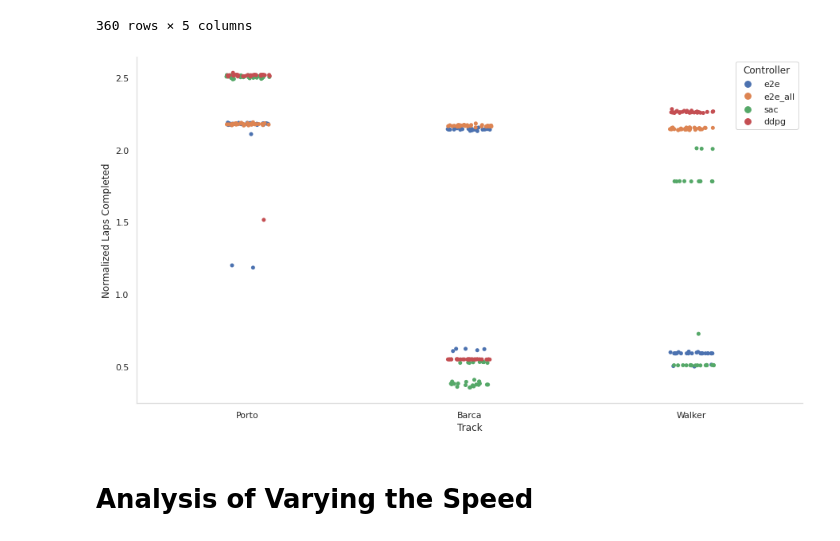
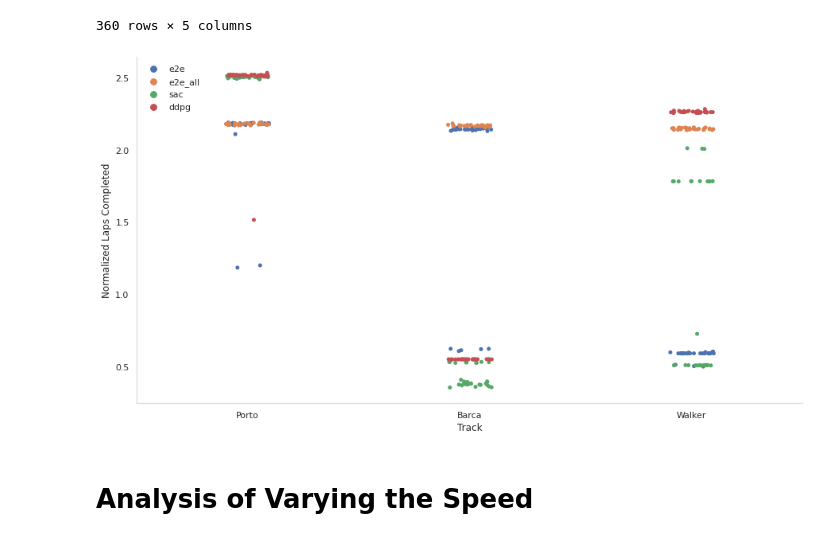
Before and after one commit to pmusau17/Platooning-F1Tenth, a Jupyter notebook: src/race/logs/AggregrateResultsPatrick.ipynb, the cells around one changed output. Drawn from its saved outputs; the diff is of its cells as text; code cells hidden in the pictures.

```diff
--- a/src/race/logs/AggregrateResultsPatrick.ipynb
+++ b/src/race/logs/AggregrateResultsPatrick.ipynb
@@ -121,11 +126,12 @@ all_dfs
 # %%
 plt.figure(figsize=(15,8))
 ax =  sns.stripplot(x="Track", y="Normalized Laps Completed", data=all_dfs,hue='Controller')
 ax.spines['bottom'].set_color('#dddddd')
 ax.spines['left'].set_color('#dddddd')
 sns.despine(left=False, bottom=False, right=True)
+_= plt.legend(loc='upper left',frameon=False)
 # %% [output]
-[figure, old version]
+[figure, new version]
 # %% [markdown]
 # Analysis of Varying the Speed
 # %%
```
Also changed, not shown: parts of 3 cells of this notebook.
